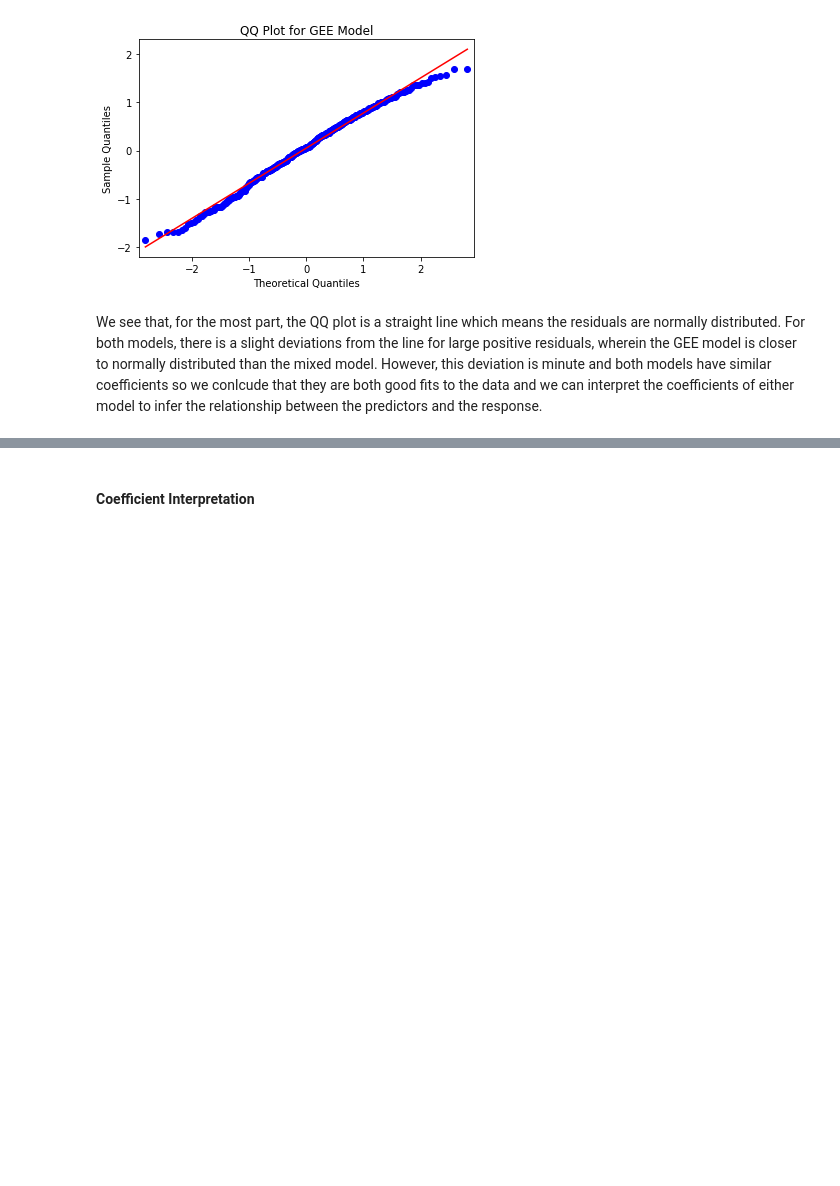
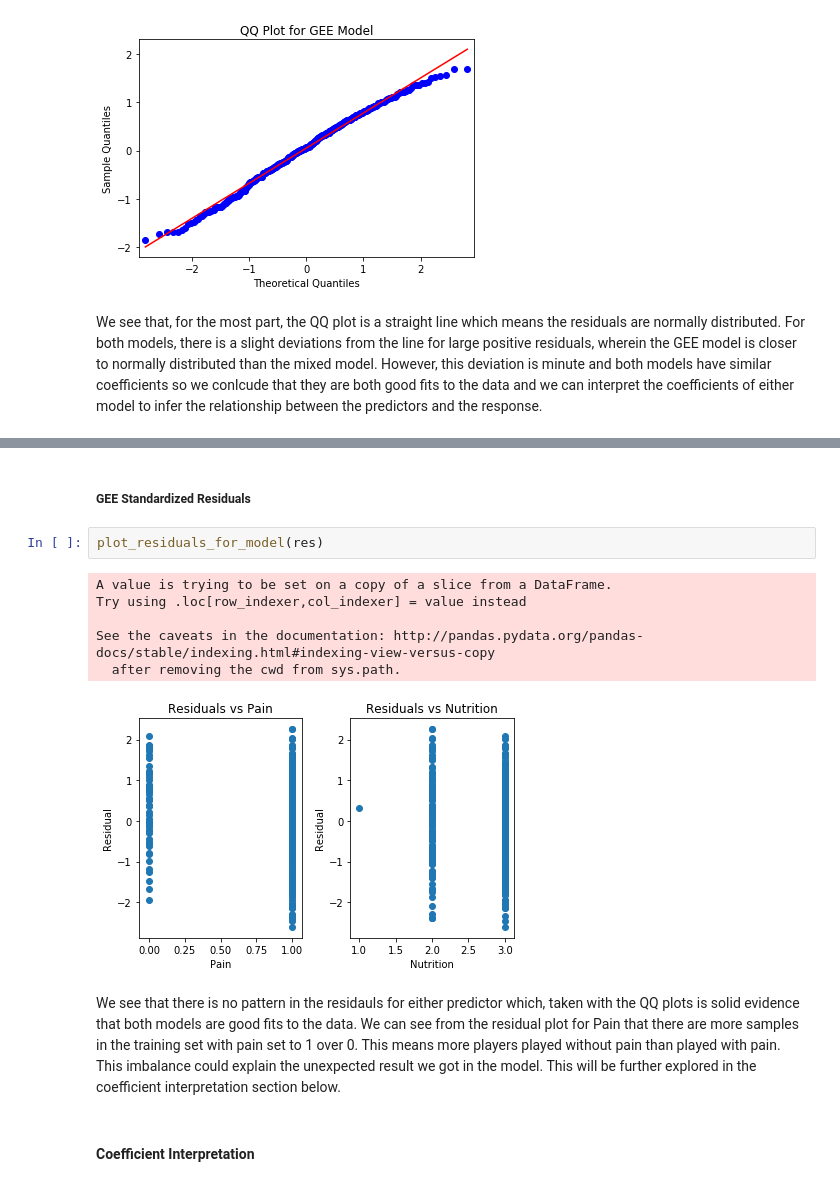
Before and after one commit to JoeRoussy/sta2453-project-1, a Jupyter notebook: fill_in_missing_rpe_data.ipynb, the cells around one changed output, grey strips where cells are left out. Drawn from its saved outputs; the diff is of its cells as text; blank space fills up the shorter version.

```diff
--- a/fill_in_missing_rpe_data.ipynb
+++ b/fill_in_missing_rpe_data.ipynb
@@ -535,3 +567,16 @@ We can also plot the residuals versus the predictors to ensure that there are no
+# %% [markdown]
+##### GEE Standardized Residuals
+# %%
+plot_residuals_for_model(res)
+# %% [output]
+A value is trying to be set on a copy of a slice from a DataFrame.
+Try using .loc[row_indexer,col_indexer] = value instead
+
+See the caveats in the documentation: http://pandas.pydata.org/pandas-docs/stable/indexing.html#indexing-view-versus-copy
+  after removing the cwd from sys.path.
+[figure, added]
+# %% [markdown]
+We see that there is no pattern in the residauls for either predictor which, taken with the QQ plots is solid evidence that both models are good fits to the data. We can see from the residual plot for Pain that there are more samples in the training set with pain set to 1 over 0. This means more players played without pain than played with pain. This imbalance could explain the unexpected result we got in the model. This will be further explored in the coefficient interpretation section below.
 # %% [markdown]
 #### Coefficient Interpretation
 # %% [markdown]
```
Also changed, not shown: parts of 122 cells of this notebook.
